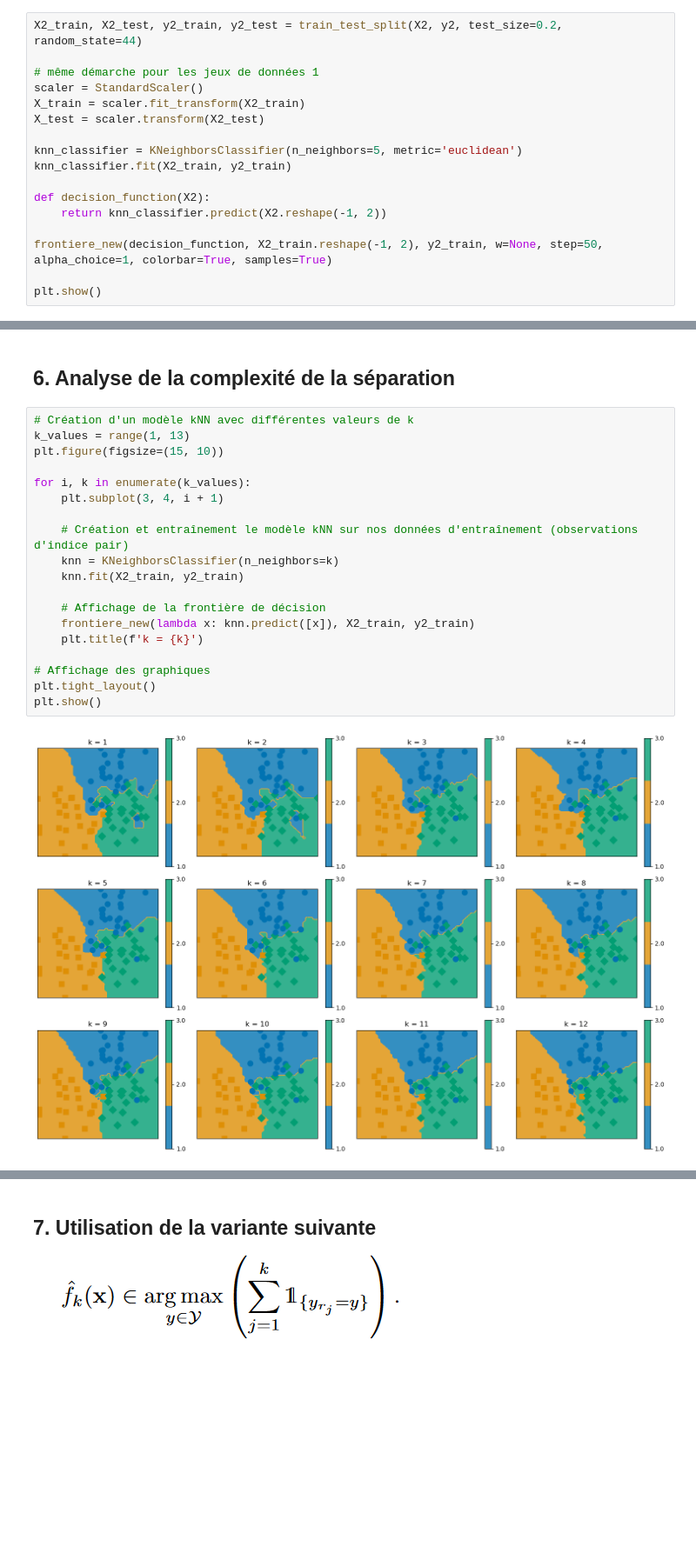
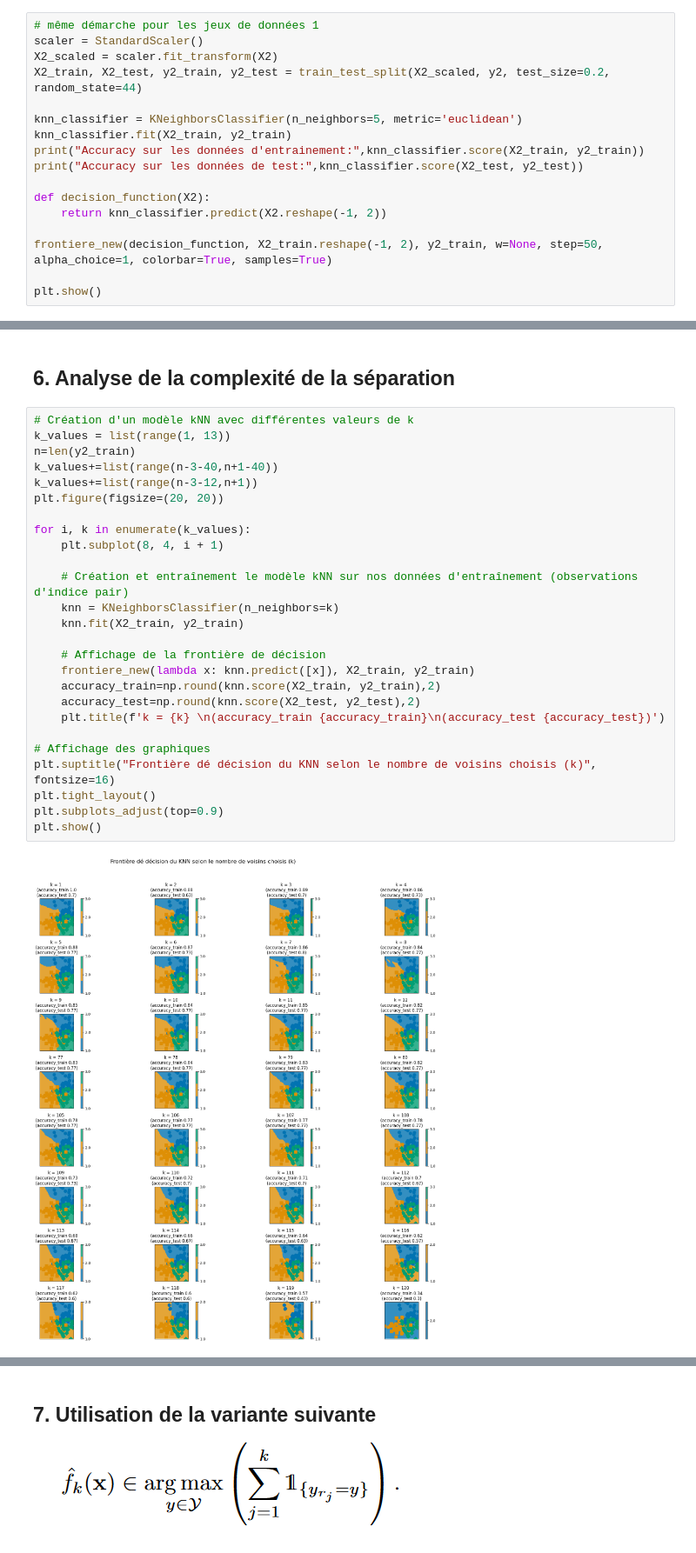
Before and after one commit to MitaTelecom/KNN_final, a Jupyter notebook: KNN/Travail principal.ipynb, the cells around one changed output, grey strips where cells are left out. Shown: that part at 87% size. Drawn from its saved outputs; the diff is of its cells as text; blank space fills up the shorter version.

```diff
--- a/KNN/Travail principal.ipynb
+++ b/KNN/Travail principal.ipynb
@@ -276,13 +289,13 @@ Les données sont bien séparées par le classificateur, avec une frontière rel
 # %%
-X2_train, X2_test, y2_train, y2_test = train_test_split(X2, y2, test_size=0.2, random_state=44)
-
 # même démarche pour les jeux de données 1
 scaler = StandardScaler()
-X_train = scaler.fit_transform(X2_train)
-X_test = scaler.transform(X2_test)
+X2_scaled = scaler.fit_transform(X2)
+X2_train, X2_test, y2_train, y2_test = train_test_split(X2_scaled, y2, test_size=0.2, random_state=44)
 
 knn_classifier = KNeighborsClassifier(n_neighbors=5, metric='euclidean')
 knn_classifier.fit(X2_train, y2_train)
+print("Accuracy sur les données d'entrainement:",knn_classifier.score(X2_train, y2_train))
+print("Accuracy sur les données de test:",knn_classifier.score(X2_test, y2_test))
 
 def decision_function(X2):
     return knn_classifier.predict(X2.reshape(-1, 2))
@@ -350,23 +373,30 @@ Le graphique illustre la cartographie des prédictions d'un classificateur kNN p
 ## 6. Analyse de la complexité de la séparation
 # %%
 # Création d'un modèle kNN avec différentes valeurs de k
-k_values = range(1, 13)
-plt.figure(figsize=(15, 10))
+k_values = list(range(1, 13))
+n=len(y2_train)
+k_values+=list(range(n-3-40,n+1-40))
+k_values+=list(range(n-3-12,n+1))
+plt.figure(figsize=(20, 20))
 
 for i, k in enumerate(k_values):
-    plt.subplot(3, 4, i + 1)
+    plt.subplot(8, 4, i + 1)
 
     # Création et entraînement le modèle kNN sur nos données d'entraînement (observations d'indice pair)
     knn = KNeighborsClassifier(n_neighbors=k)
     knn.fit(X2_train, y2_train)
 
     # Affichage de la frontière de décision
     frontiere_new(lambda x: knn.predict([x]), X2_train, y2_train)
-    plt.title(f'k = {k}')
+    accuracy_train=np.round(knn.score(X2_train, y2_train),2)
+    accuracy_test=np.round(knn.score(X2_test, y2_test),2)
+    plt.title(f'k = {k} \n(accuracy_train {accuracy_train}\n(accuracy_test {accuracy_test})')
 
 # Affichage des graphiques
+plt.suptitle("Frontière dé décision du KNN selon le nombre de voisins choisis (k)", fontsize=16)
 plt.tight_layout()
+plt.subplots_adjust(top=0.9)
 plt.show()
 # %% [output]
-[figure, old version]
+[figure, new version]
 # %% [markdown]
```
Also changed, not shown: parts of 17 cells of this notebook, 1 other file.
